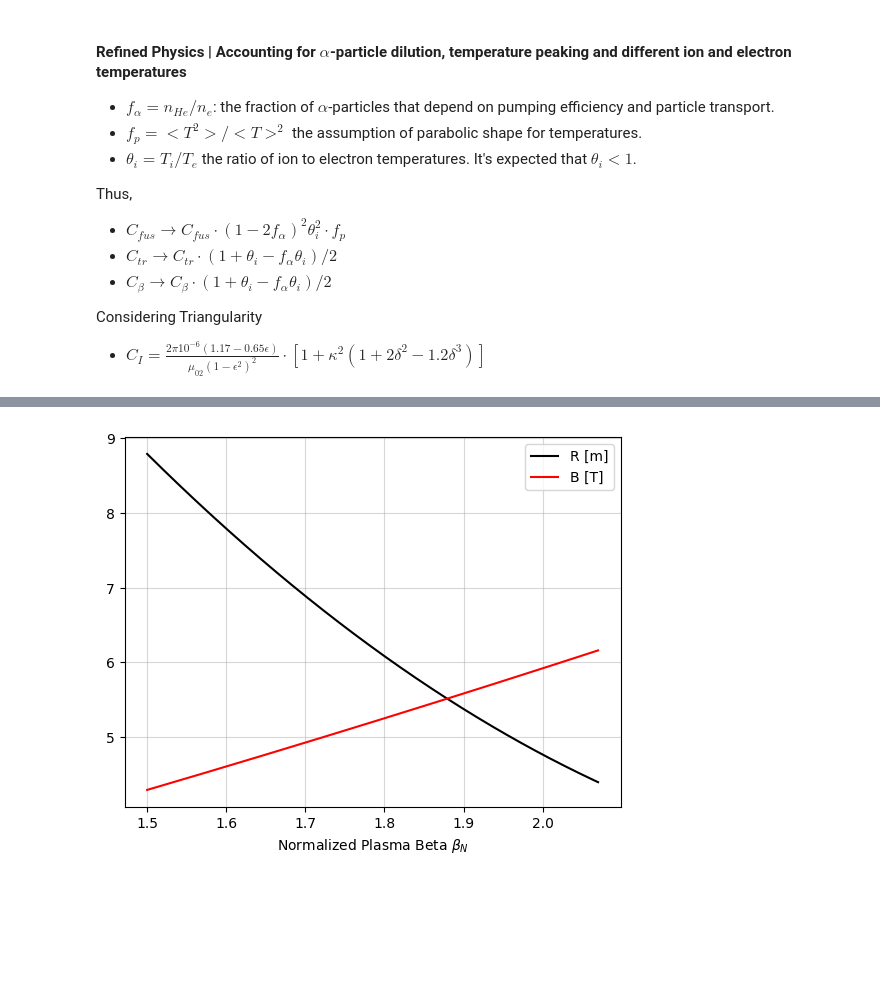
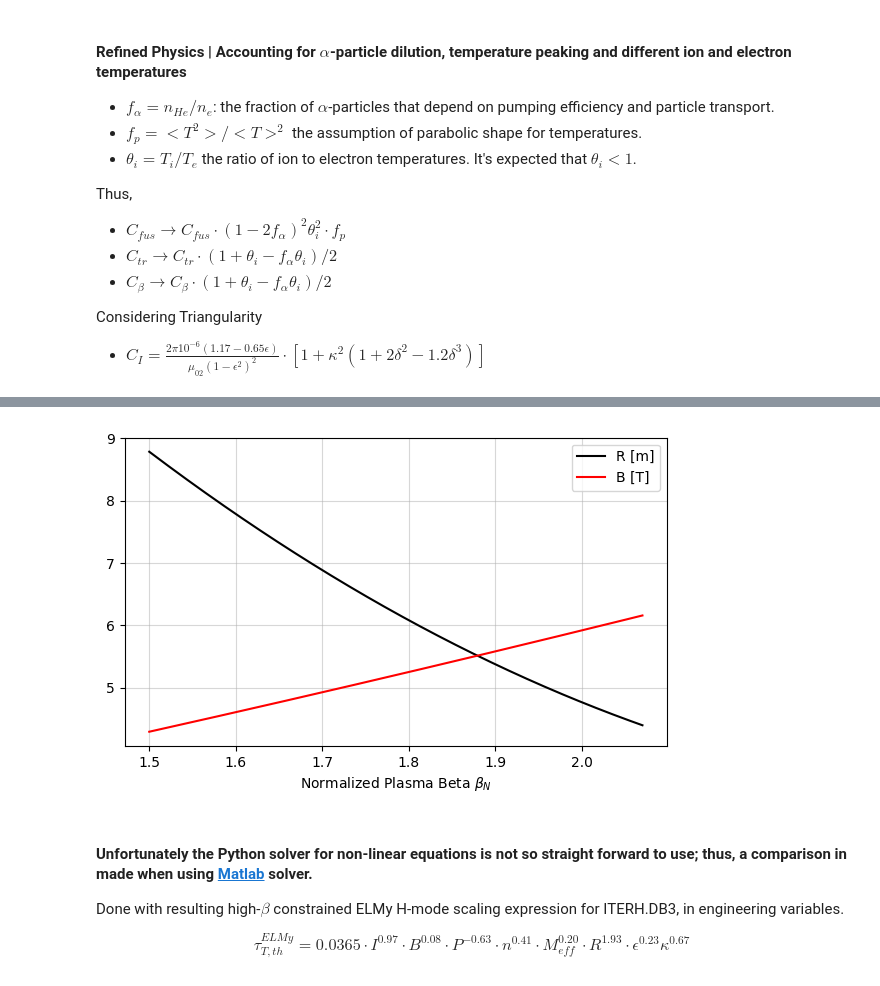
Before and after one commit to Chinnasf/Physics, a Jupyter notebook: TOKAMAKS/CEA/Scaling Law -- Reduced Parameters.ipynb, the cells around one changed output, grey strips where cells are left out. Saved outputs shown, nothing was run; the diff lists cells and outputs as text; code cells hidden in the pictures; blank space fills up the shorter version.

```diff
--- a/TOKAMAKS/CEA/Scaling Law -- Reduced Parameters.ipynb
+++ b/TOKAMAKS/CEA/Scaling Law -- Reduced Parameters.ipynb
@@ -221,18 +226,29 @@ plt.legend();
-# %%
-x, y = βN, roots.B
-z = np.polyfit(x, y, 2)
-p = np.poly1d(z)
-Y_B = p(x)
-
-x, y = βN, roots.R
-z = np.polyfit(x, y, 2)
-p = np.poly1d(z)
-Y_R = p(x)
-
-plt.plot(x,Y_R, label="R [m]", c="k")
-plt.plot(x,Y_B, label="B [T]", c="r")
-plt.xlabel("Normalized Plasma Beta $\\beta_N$")
-plt.legend()
-plt.grid(alpha=0.5);
-# %% [output]
-[figure, removed]
+# %%
+plt.figure(figsize=(7,4))
+
+x, y = βN, roots.B
+z = np.polyfit(x, y, 2)
+p = np.poly1d(z)
+Y_B = p(x)
+
+x, y = βN, roots.R
+z = np.polyfit(x, y, 2)
+p = np.poly1d(z)
+Y_R = p(x)
+
+plt.plot(x,Y_R, label="R [m]", c="k")
+plt.plot(x,Y_B, label="B [T]", c="r")
+plt.xlabel("Normalized Plasma Beta $\\beta_N$")
+plt.legend()
+plt.grid(alpha=0.5);
+# %% [output]
+[figure, added]
+# %% [markdown]
+#### Unfortunately the Python solver for non-linear equations is not so straight forward to use; thus, a comparison in made when using [Matlab](https://fr.mathworks.com/help/optim/ug/fsolve.html) solver.
+
+
+Done with resulting high-$\beta$ constrained ELMy H-mode scaling expression for ITERH.DB3, in engineering variables.
+
+$$
+    \tau^{ELMy}_{T,th} = 0.0365\cdot I^{0.97} \cdot B^{0.08} \cdot P^{-0.63} \cdot n^{0.41} \cdot M_{eff}^{0.20}\cdot R^{1.93}\cdot \epsilon^{0.23}\kappa^{0.67}
+$$
```
Also changed, not shown: parts of 7 cells of this notebook.
